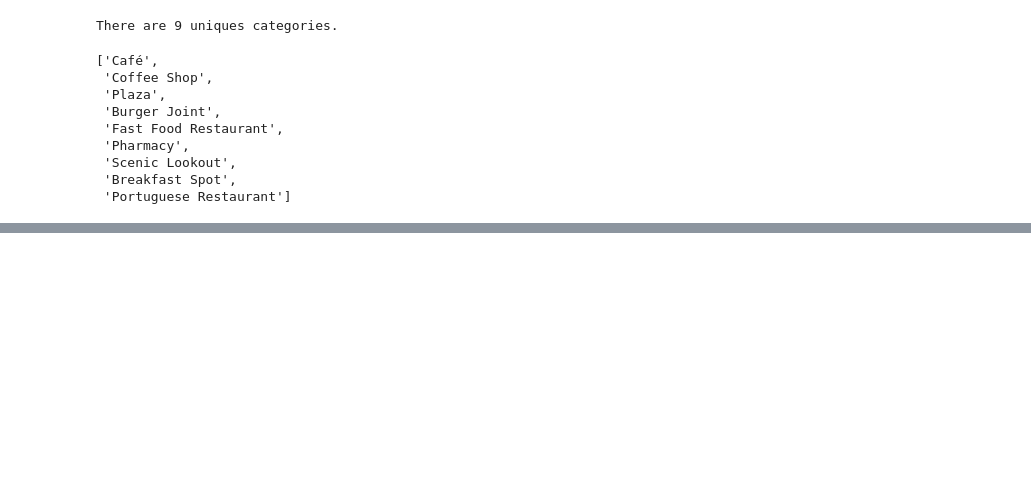
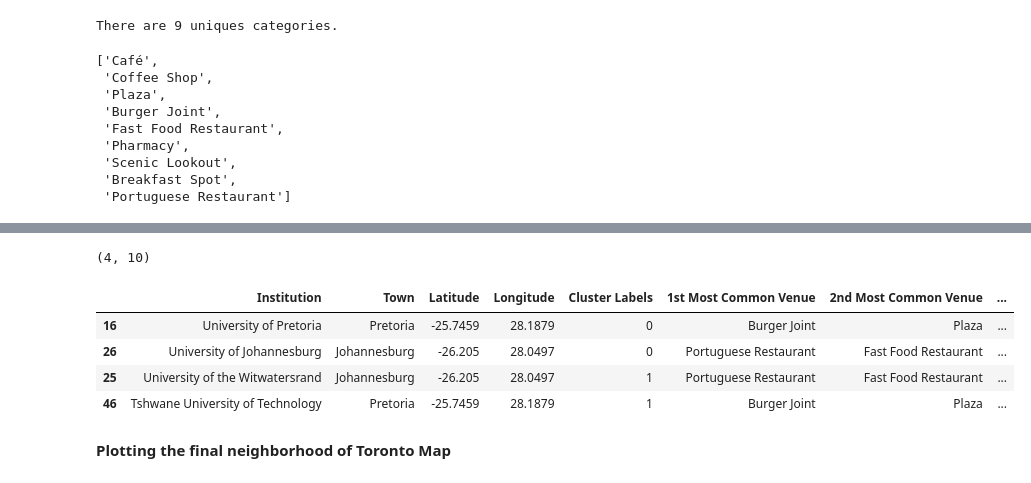
Before and after one commit to phyllsmoyo/Coursera_Capstone, a Jupyter notebook: Capstone_Project_The_Battle_of_Neighborhoods.ipynb, the cells around one changed output, grey strips where cells are left out. Saved outputs shown, nothing was run; the diff lists cells and outputs as text; code cells hidden in the pictures; blank space fills up the shorter version.

```diff
--- a/Capstone_Project_The_Battle_of_Neighborhoods.ipynb
+++ b/Capstone_Project_The_Battle_of_Neighborhoods.ipynb
@@ -299,0 +424,14 @@ venues_df['VenueCategory'].unique()[:10].tolist()
+# %%
+# sort the results by Cluster Labels
+print(gp_merged.shape)
+gp_merged.sort_values(["Cluster Labels"], inplace=True)
+gp_merged.head()
+# %% [output]
+(4, 10)
+|  | Institution | Town | Latitude | Longitude | Cluster Labels | 1st Most Common Venue | 2nd Most Common Venue | ... |
+| 16 | University of Pretoria | Pretoria | -25.7459 | 28.1879 | 0 | Burger Joint | Plaza | ... |
+| 26 | University of Johannesburg | Johannesburg | -26.205 | 28.0497 | 0 | Portuguese Restaurant | Fast Food Restaurant | ... |
+| 25 | University of the Witwatersrand | Johannesburg | -26.205 | 28.0497 | 1 | Portuguese Restaurant | Fast Food Restaurant | ... |
+| 46 | Tshwane University of Technology | Pretoria | -25.7459 | 28.1879 | 1 | Burger Joint | Plaza | ... |
+# %% [markdown]
+**Plotting the final neighborhood of Toronto Map**
```
Also changed, not shown: parts of 18 cells of this notebook.
